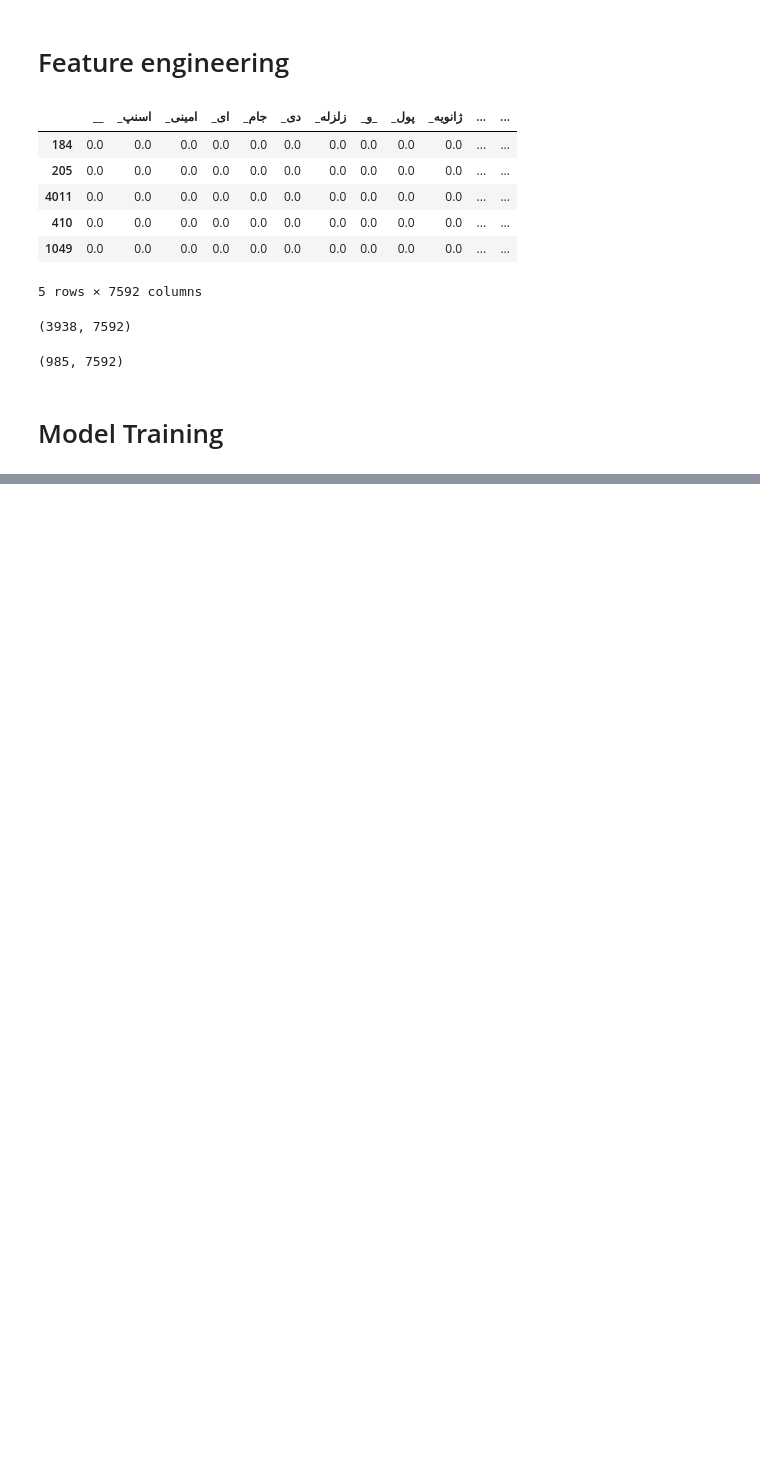
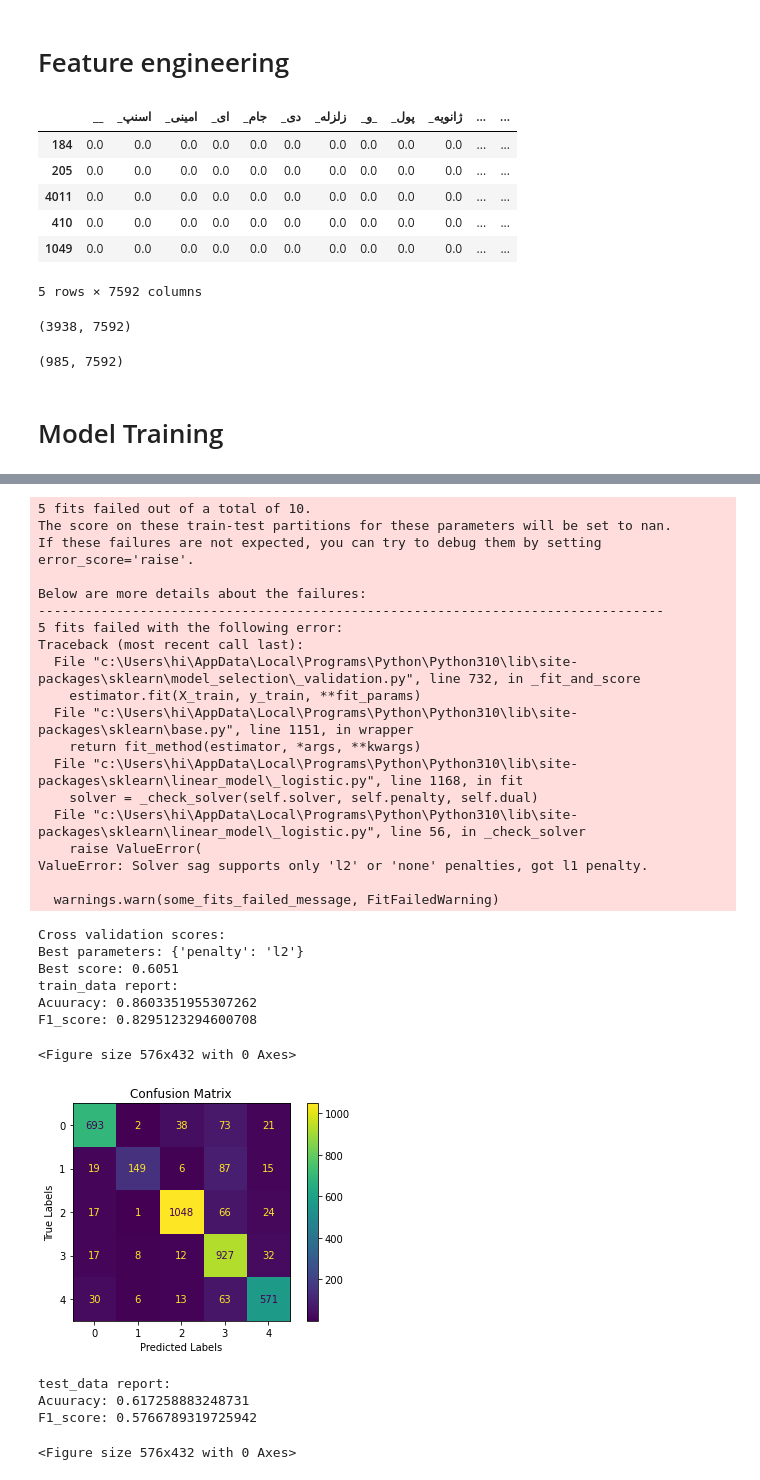
Before and after one commit to alib2014/Persian_sentiment_analysis, a Jupyter notebook: persian_sa.ipynb, the cells around one changed output, grey strips where cells are left out. Drawn from its saved outputs; the diff is of its cells as text; code cells hidden in the pictures; blank space fills up the shorter version.

```diff
--- a/persian_sa.ipynb
+++ b/persian_sa.ipynb
@@ -174,14 +211,29 @@ test_y = test_data['Emotion']
+# %%
+def target_split(train_data, test_data):
+    train_x = pd.DataFrame(train_data['Sentence'], columns=['Sentence'], index=train_data.index)
+    train_y = train_data['Emotion']
+
+    test_x = pd.DataFrame(test_data['Sentence'], columns=['Sentence'], index=test_data.index)
+    test_y = test_data['Emotion']
+
+    return train_x, train_y, test_x, test_y
 # %% [markdown]
 # Feature engineering
 # %%
 from sklearn.feature_extraction.text import TfidfVectorizer
 
-vectorizer = TfidfVectorizer()
-vector = vectorizer.fit_transform(train_x['Sentence'])
-vectorized_x_train = pd.DataFrame(vector.toarray(), columns=vectorizer.get_feature_names_out(), index=train_data.index)
+def text_vectorizer(train_x, test_x):
 
-vector2 = vectorizer.transform(test_x['Sentence'])
-vectorized_x_test = pd.DataFrame(vector2.toarray(), columns=vectorizer.get_feature_names_out(), index=test_data.index)
+    vectorizer = TfidfVectorizer()
+    vector = vectorizer.fit_transform(train_x['Sentence'])
+    vectorized_x_train = pd.DataFrame(vector.toarray(), columns=vectorizer.get_feature_names_out(), index=train_data.index)
+
+    vector2 = vectorizer.transform(test_x['Sentence'])
+    vectorized_x_test = pd.DataFrame(vector2.toarray(), columns=vectorizer.get_feature_names_out(), index=test_data.index)
+
+    return vectorized_x_train, vectorized_x_test
+
+vectorized_x_train, vectorized_x_test = text_vectorizer(train_x, test_x)
 # %%
 vectorized_x_train.head()
 # %% [output]
@@ -289,0 +436,45 @@ F1_score: 0.566544810954752
+# %%
+from sklearn.linear_model import LogisticRegression
+
+# Data splitting
+data4 = data.copy()
+train_data, test_data = splitter(data4)
+
+param_grid=[
+    {'penalty': ['l1', 'l2']}
+]
+
+logistic_regression = LogisticRegression(random_state=42, solver='sag')
+pipline(train_data, test_data, logistic_regression, param_grid)
+# %% [output]
+5 fits failed out of a total of 10.
+The score on these train-test partitions for these parameters will be set to nan.
+If these failures are not expected, you can try to debug them by setting error_score='raise'.
+
+Below are more details about the failures:
+--------------------------------------------------------------------------------
+5 fits failed with the following error:
+Traceback (most recent call last):
+  File "c:\Users\hi\AppData\Local\Programs\Python\Python310\lib\site-packages\sklearn\model_selection\_validation.py", line 732, in _fit_and_score
+    estimator.fit(X_train, y_train, **fit_params)
+  File "c:\Users\hi\AppData\Local\Programs\Python\Python310\lib\site-packages\sklearn\base.py", line 1151, in wrapper
+    return fit_method(estimator, *args, **kwargs)
+  File "c:\Users\hi\AppData\Local\Programs\Python\Python310\lib\site-packages\sklearn\linear_model\_logistic.py", line 1168, in fit
+    solver = _check_solver(self.solver, self.penalty, self.dual)
+  File "c:\Users\hi\AppData\Local\Programs\Python\Python310\lib\site-packages\sklearn\linear_model\_logistic.py", line 56, in _check_solver
+    raise ValueError(
+ValueError: Solver sag supports only 'l2' or 'none' penalties, got l1 penalty.
+
+  warnings.warn(some_fits_failed_message, FitFailedWarning)
+Cross validation scores:
+Best parameters: {'penalty': 'l2'}
+Best score: 0.6051
+train_data report:
+Acuuracy: 0.8603351955307262
+F1_score: 0.8295123294600708
+<Figure size 576x432 with 0 Axes>
+[figure, added]
+test_data report:
+Acuuracy: 0.617258883248731
+F1_score: 0.5766789319725942
+<Figure size 576x432 with 0 Axes>
```
Also changed, not shown: parts of 17 cells of this notebook.
